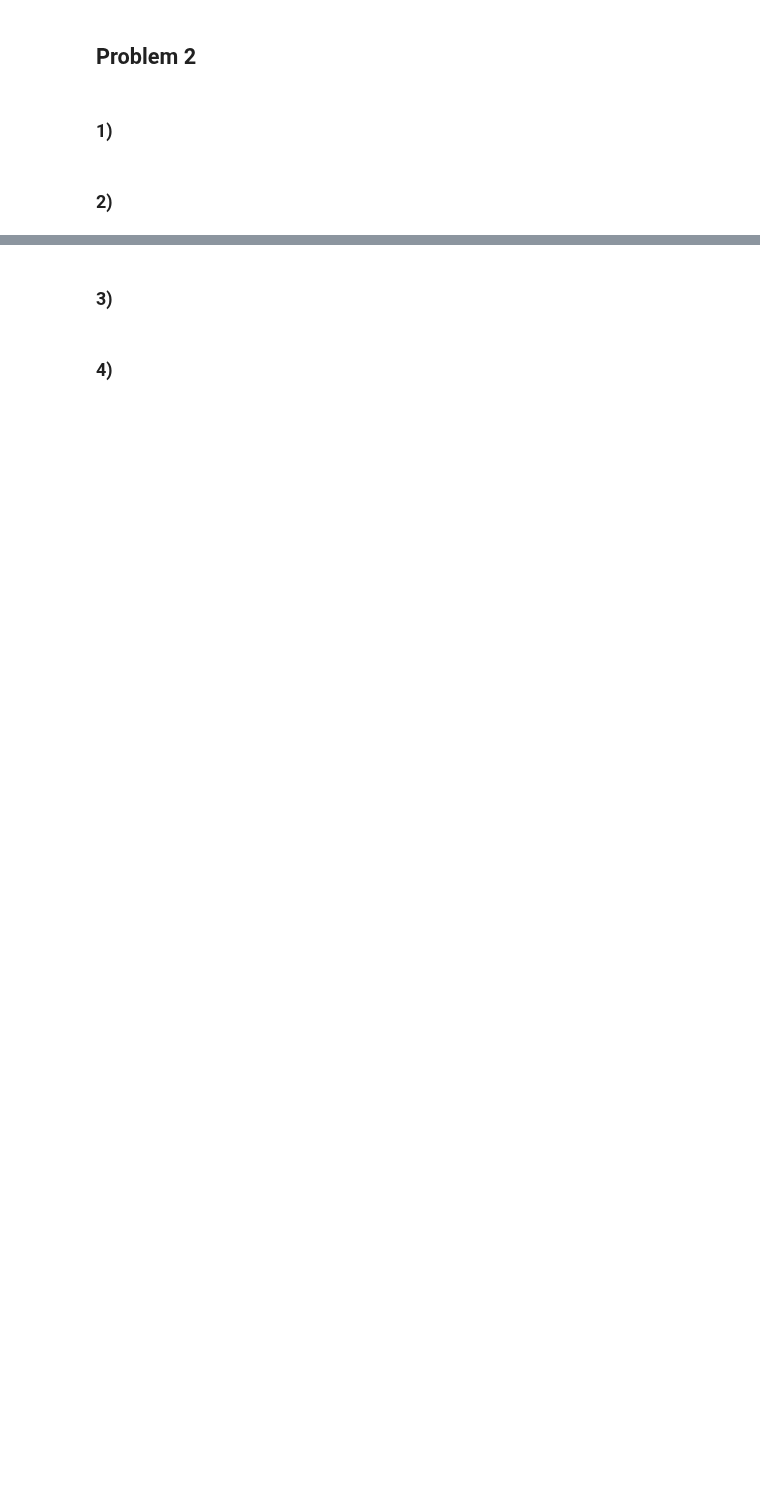
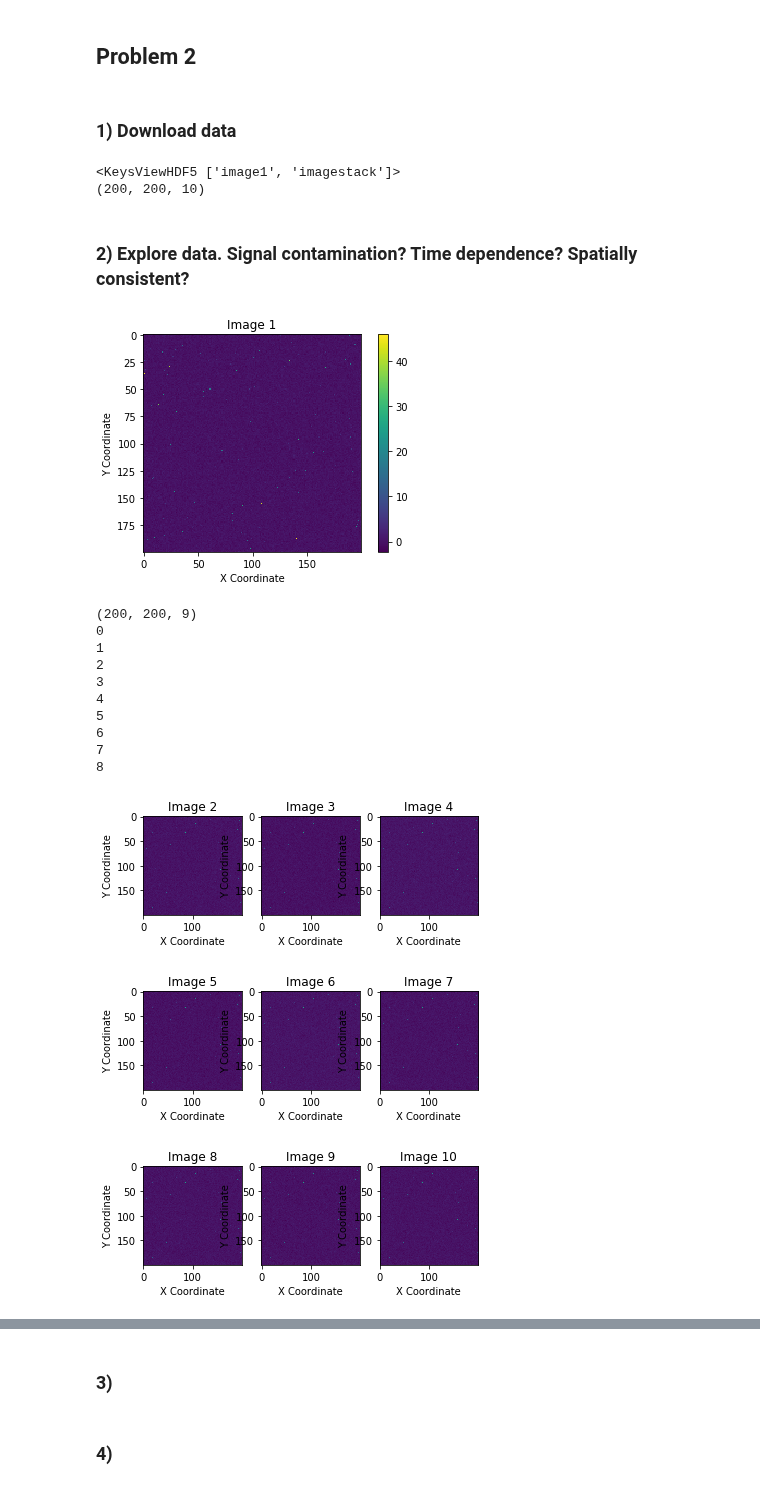
Before and after one commit to elocj/PHYS434, a Jupyter notebook: lab4/lab4.ipynb, the cells around one changed output, grey strips where cells are left out. Cells and saved outputs as stored; diff of their text form; code cells hidden in the pictures; blank space fills up the shorter version.

```diff
--- a/lab4/lab4.ipynb
+++ b/lab4/lab4.ipynb
@@ -121,6 +228,61 @@ plt.show()
 # %% [markdown]
 ## Problem 2
 # %% [markdown]
-### 1)
+### 1) Download data
-# %% [markdown]
-### 2)
+# %%
+hf = h5py.File('lab4/images.h5', 'r') # import data
+print(hf.keys())
+data2 = np.array(hf.get('imagestack'))
+print(np.shape(data2))
+# print(np.shape(data2[:,:,1]))
+# print(hf)
+# print(data2[:,:,1])
+hf.close() # close file
+# %% [output]
+<KeysViewHDF5 ['image1', 'imagestack']>
+(200, 200, 10)
+# %% [markdown]
+### 2) Explore data. Signal contamination? Time dependence? Spatially consistent?
+# %%
+# fig, ax = plt.subplots(1, 1)
+# h = ax.hist2d(data2[:,0,0],data2[0,:,0],bins=100, density=True);
+# ax.set_aspect('equal', 'box')
+# # plt.xlim([-3 , 3])
+# # plt.ylim([-3 , 3])
+# # plt.title("2D Histogram of positional uncertainty", fontsize = 24)
+# # plt.ylabel("$\Delta$y arcseconds", fontsize = 18)
+# # plt.xlabel("$\Delta$x arcseconds", fontsize = 18)
+# plt.colorbar(h[3], ax=ax)
+# plt.show()
+
+plt.title('Image 1')
+plt.xlabel('X Coordinate')
+plt.ylabel('Y Coordinate')
+plt.imshow(data2[:,:,0])
+plt.colorbar()
+plt.show()
+dataRest = data2[:,:,1:10]
+print(np.shape(dataRest))
+for i in range(3):
+    fig, ax = plt.subplots(1, 3)
+    for j in range(3):
+        ax[j].set_title('Image ' + str((i*3) + j + 2))
+        ax[j].set_xlabel('X Coordinate')
+        ax[j].set_ylabel('Y Coordinate')
+        print((i*3) + j)
+        ax[j].imshow(dataRest[:,:,(i*3) + j])
+# %% [output]
+[figure, added]
+(200, 200, 9)
+0
+1
+2
+3
+4
+5
+6
+7
+8
+[figure, added]
+[figure, added]
+[figure, added]
```
Also changed, not shown: parts of 18 cells of this notebook, 1 other file.
